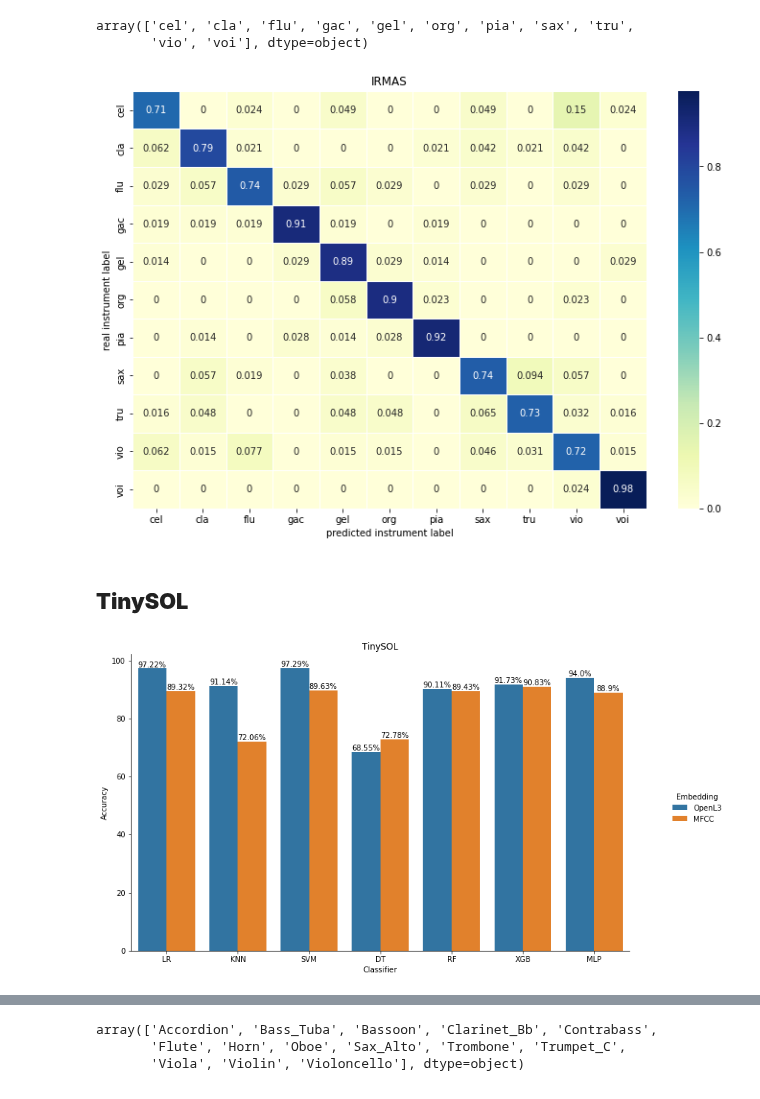
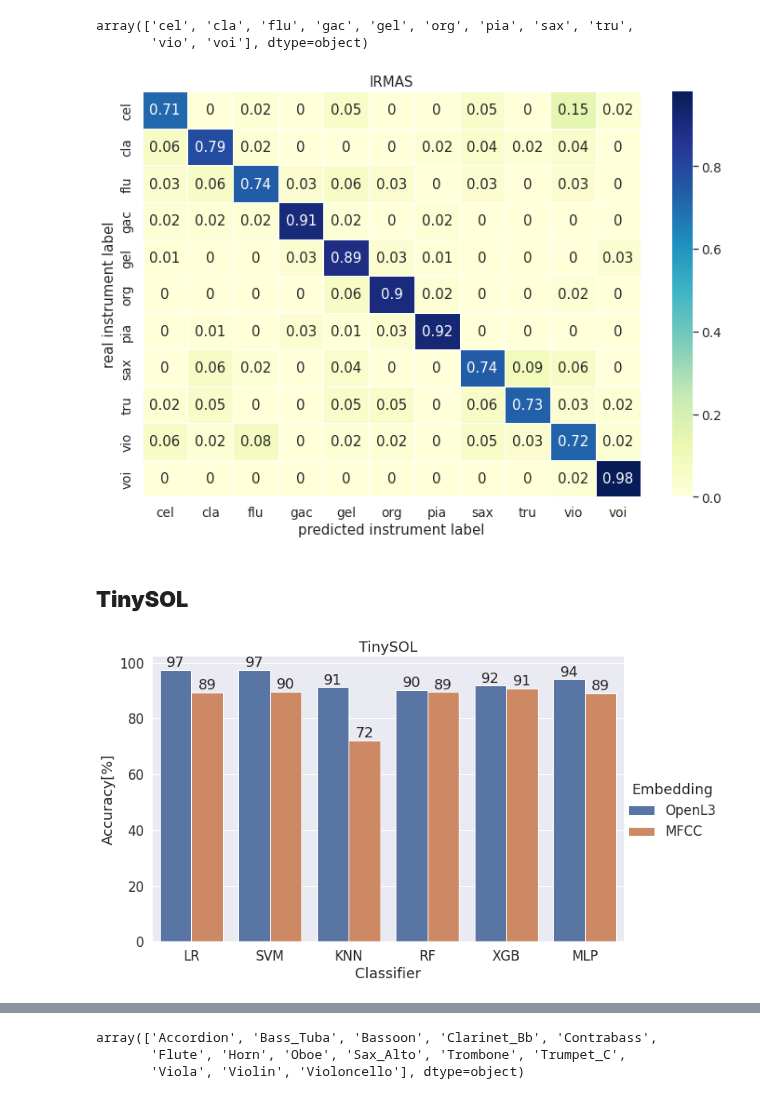
Before and after one commit to pszachew/Music-Genre-Classification, a Jupyter notebook: summary.ipynb, the cells around one changed output, grey strips where cells are left out. Saved outputs shown, nothing was run; the diff lists cells and outputs as text; code cells hidden in the pictures.

Commit message:
repaired font

```diff
--- a/summary.ipynb
+++ b/summary.ipynb
@@ -212,8 +240,10 @@ labels
 array(['cel', 'cla', 'flu', 'gac', 'gel', 'org', 'pia', 'sax', 'tru',
        'vio', 'voi'], dtype=object)
 # %%
+sns.set_theme(font_scale=1.25)
 cm2 = confusion_matrix(y_test, y_pre_irmas, normalize='true')
 cm2 = pd.DataFrame(cm2, index=labels, columns=[labels])
+cm2 = np.round(cm2,2)
 plt.figure(figsize=(12,8))
 sns.heatmap(cm2, annot=True, linewidths=.5, cmap="YlGnBu")
 plt.xlabel("predicted instrument label")
@@ -221,37 +251,44 @@ plt.ylabel("real instrument label")
 plt.title("IRMAS")
 plt.show()
 # %% [output]
-[figure, old version]
+[figure, new version]
 # %% [markdown]
 ## **TinySOL**
 # %%
-TinySOL_L3 = {"Classifier":["LR", "KNN", "SVM", "DT", "RF", "XGB", "MLP"],
-         "Accuracy":[0.9721908393353104, 0.9114214094054512, 0.9728804782751965, 0.6855481805771313, 0.9011380219366381, 0.9172833403944829, 0.94],
-         "std":[0.011343204359590764, 0.014933262036240317, 0.008875521694845841, 0.03252162028237151, 0.014921345213295906, 0.02102122209407107, 0.0]}
+#TinySOL_L3 = {"Classifier":["LR", "KNN", "SVM", "DT", "RF", "XGB", "MLP"],
+ #        "Accuracy":[0.9721908393353104, 0.9114214094054512, 0.9728804782751965, 0.6855481805771313, 0.9011380219366381, 0.9172833403944829, 0.94],
+  #       "std":[0.011343204359590764, 0.014933262036240317, 0.008875521694845841, 0.03252162028237151, 0.014921345213295906, 0.02102122209407107, 0.0]}
+TinySOL_L3 = {"Classifier":["LR", "SVM", "KNN", "RF", "XGB", "MLP"],
+         "Accuracy":[0.9721908393353104, 0.9728804782751965, 0.9114214094054512, 0.9011380219366381, 0.9172833403944829, 0.94],
+         "std":[0.011343204359590764, 0.008875521694845841, 0.014933262036240317,  0.014921345213295906, 0.02102122209407107, 0.0]}
 # %%
-TinySOL_MFCC = {"Classifier":["LR", "KNN", "SVM", "DT", "RF", "XGB", "MLP"],
-         "Accuracy":[0.8932413030174645, 0.7205632443628489, 0.896338793955656, 0.7277868003577649, 0.8942816457185897, 0.9083462787741844, 0.8890160183066361],
-         "std":[0.016259888065823284, 0.02638106544668775, 0.018530832758104472, 0.03144446842764533, 0.02095305522673041, 0.02691318708839303, 0.0]}
+#TinySOL_MFCC = {"Classifier":["LR", "KNN", "SVM", "RF", "XGB", "MLP"],
+ #        "Accuracy":[0.8932413030174645, 0.7205632443628489, 0.896338793955656,  0.8942816457185897, 0.9083462787741844, 0.8890160183066361],
+  #       "std":[0.016259888065823284, 0.02638106544668775, 0.018530832758104472,  0.02095305522673041, 0.02691318708839303, 0.0]}
+TinySOL_MFCC = {"Classifier":["LR", "KNN", "SVM",  "RF", "XGB", "MLP"],
+         "Accuracy":[0.8932413030174645, 0.7205632443628489, 0.896338793955656,  0.8942816457185897, 0.9083462787741844, 0.8890160183066361],
+         "std":[0.016259888065823284, 0.02638106544668775, 0.018530832758104472,  0.02095305522673041, 0.02691318708839303, 0.0]}
 # %%
 TinySOL_L3 = pd.DataFrame(TinySOL_L3)
 TinySOL_L3["Embedding"] = "OpenL3"
 TinySOL_MFCC = pd.DataFrame(TinySOL_MFCC)
 TinySOL_MFCC["Embedding"] = "MFCC"
 TinySOL_concat = pd.concat([TinySOL_L3, TinySOL_MFCC], axis=0)
-TinySOL_concat['Accuracy'] = TinySOL_concat['Accuracy']*100
+TinySOL_concat['Accuracy[%]'] = TinySOL_concat['Accuracy']*100
 TinySOL_concat['std'] = TinySOL_concat['std']*100
 # %%
-g = sns.catplot(x="Classifier", y="Accuracy", data=TinySOL_concat, kind="bar", hue="Embedding")
+sns.set_theme(font_scale=1.5)
+g = sns.catplot(x="Classifier", y="Accuracy[%]", data=TinySOL_concat, kind="bar", hue="Embedding")
 g.fig.set_size_inches(13, 8)
 g.fig.subplots_adjust(top=0.81, right=0.86)
 plt.title("TinySOL")
 ax = g.facet_axis(0,0)
 for c in ax.containers:
-    labels = [f"{round((v.get_height()),2)}%" for v in c]
+    labels = [f"{int(round((v.get_height()),0))}" for v in c]
     ax.bar_label(c, labels=labels, label_type='edge')
 plt.show()
 # %% [output]
-[figure, old version]
+[figure, new version]
 # %%
 X = pd.read_csv('/content/gdrive/MyDrive/csv_data/TinySOL1s/features.csv',header=None)
 # %%
```
Also changed, not shown: parts of 23 cells of this notebook.
